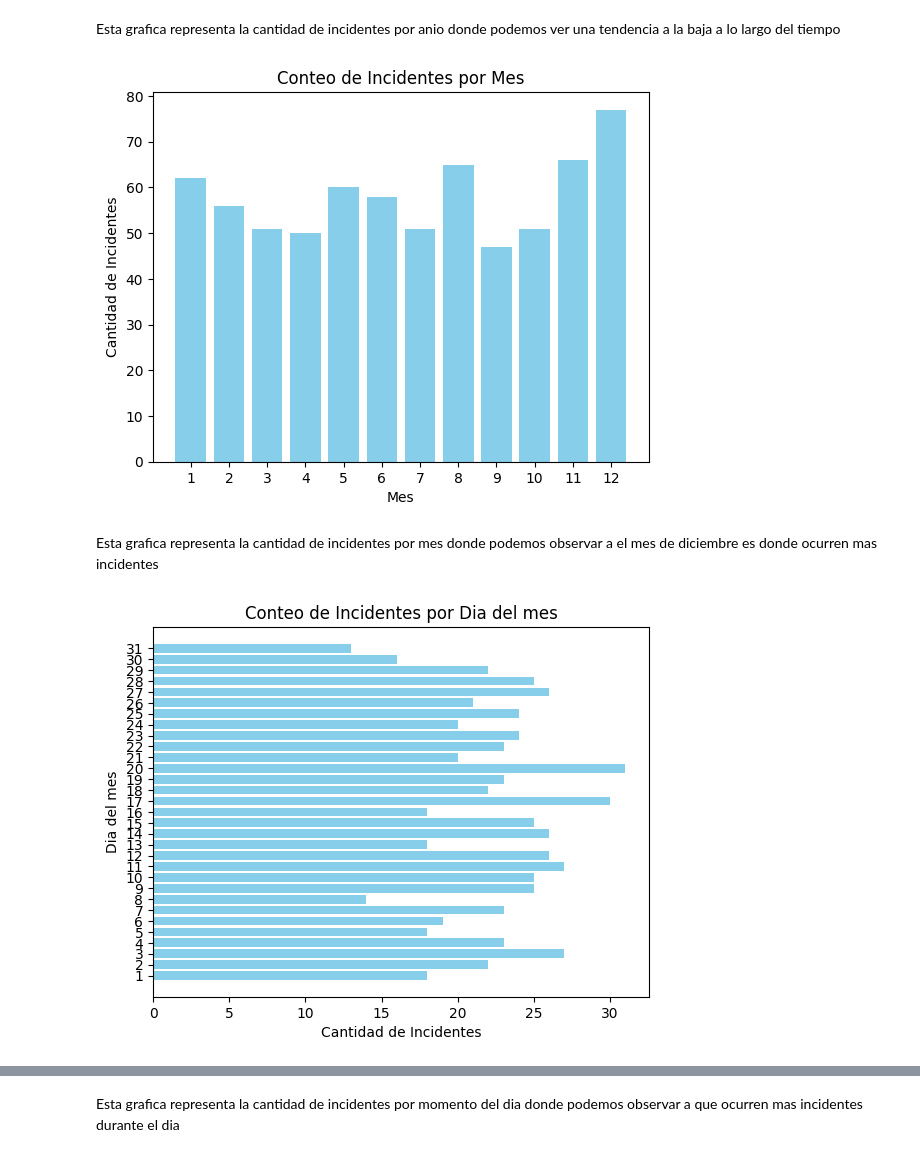
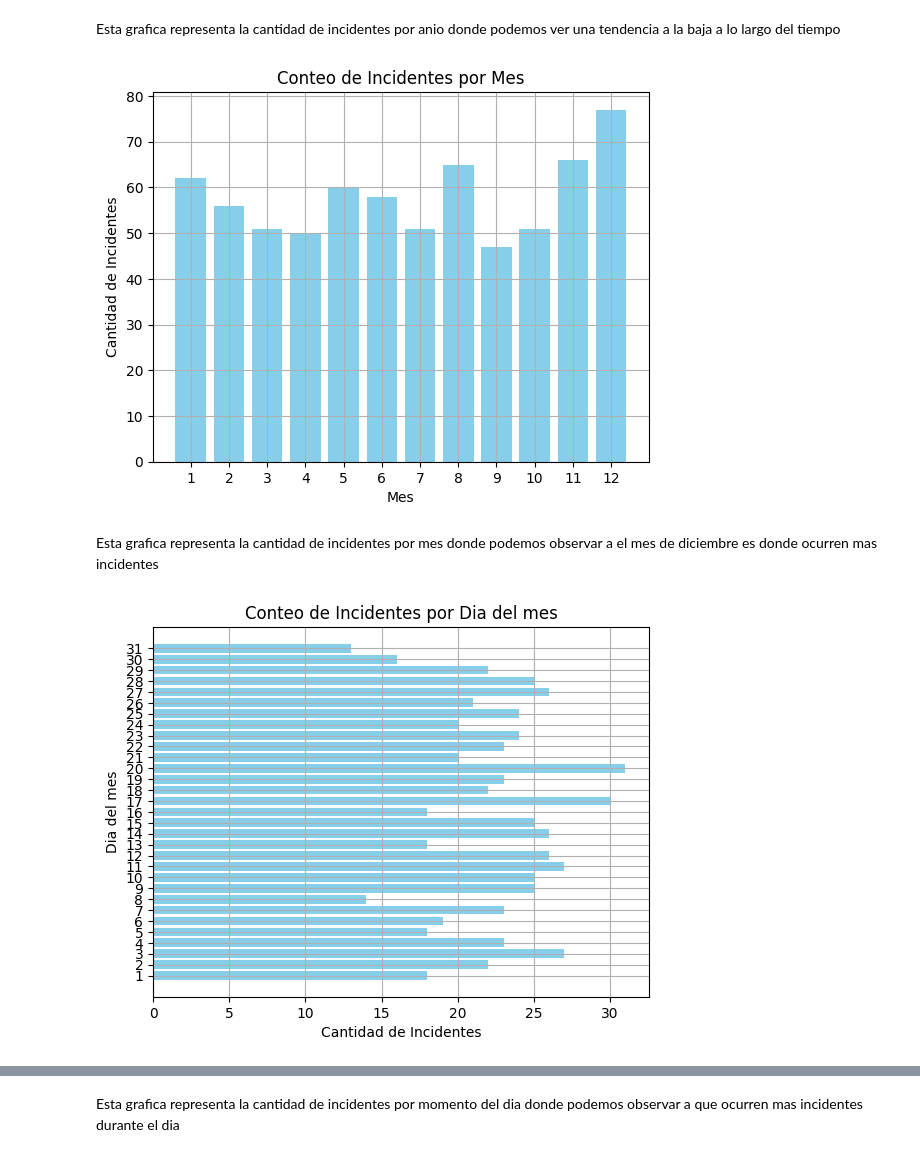
Before and after one commit to felipe97rg/PI02_DA, a Jupyter notebook: EDA.ipynb, the cells around one changed output, grey strips where cells are left out. Saved outputs shown, nothing was run; the diff lists cells and outputs as text; code cells hidden in the pictures.

```diff
--- a/EDA.ipynb
+++ b/EDA.ipynb
@@ -52,29 +52,29 @@ plt.bar(conteo_por_mes.index, conteo_por_mes.values, color='skyblue')
 plt.xlabel('Mes')
 plt.ylabel('Cantidad de Incidentes')
 plt.title('Conteo de Incidentes por Mes')
-plt.xticks(conteo_por_mes.index)  # Establecer las etiquetas del eje x
-# Agregar etiquetas con los valores numéricos para cada barra
+plt.xticks(conteo_por_mes.index)
+plt.grid(True)
 plt.show()
 # %% [output]
-[figure, old version]
+[figure, new version]
 # %% [markdown]
 Esta grafica representa la cantidad de incidentes por mes donde podemos observar a el mes de diciembre es donde ocurren mas incidentes
 # %%
 # Cantidad de incidentes por dia del mes
 
 import matplotlib.pyplot as plt
 
 conteo_por_dia = df_Hechos['DD'].value_counts().sort_index()
 
 plt.barh(conteo_por_dia.index, conteo_por_dia.values, color='skyblue')
 plt.ylabel('Dia del mes')
 plt.xlabel('Cantidad de Incidentes')
 plt.title('Conteo de Incidentes por Dia del mes')
-plt.yticks(conteo_por_dia.index)  # Establecer las etiquetas del eje x
-# Agregar etiquetas con los valores numéricos para cada barra
+plt.yticks(conteo_por_dia.index)
+plt.grid(True)
 plt.show()
 # %% [output]
-[figure, old version]
+[figure, new version]
 # %%
 # Cantidad de incidentes por momento del dia
 conteo_por_momento_del_dia = df_Hechos['Momento_del_dia'].value_counts()
```
Also changed, not shown: parts of 1 cell of this notebook.
